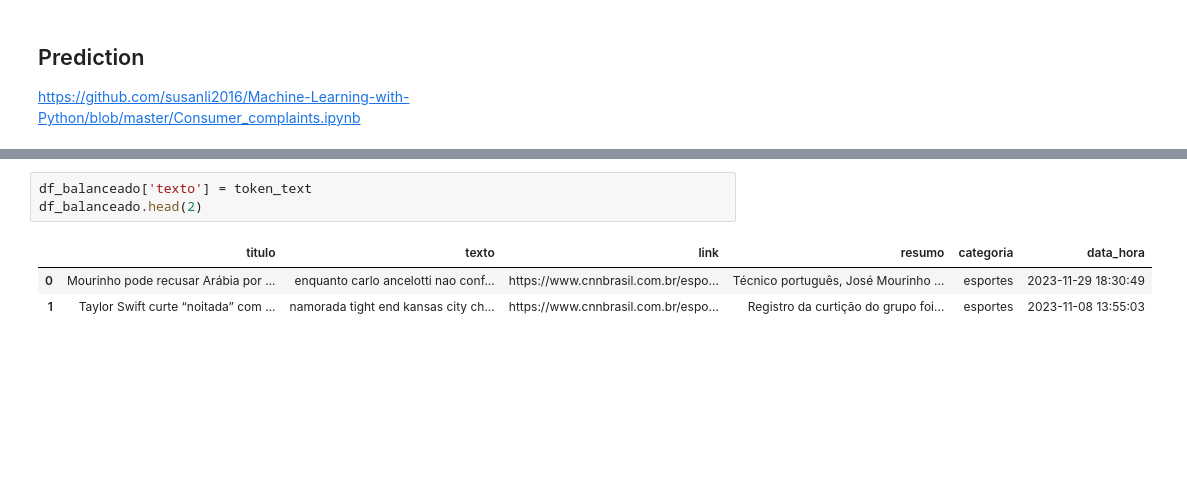
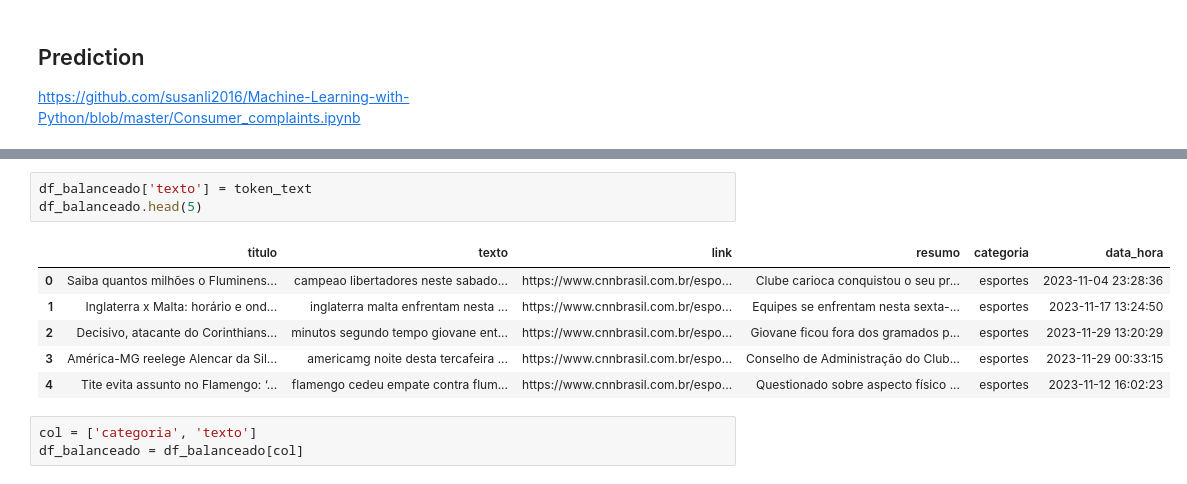
Before and after one commit to BiancaNCoelho/NLP, a Jupyter notebook: T01/Trabalho1.ipynb, the cells around one changed output, grey strips where cells are left out. Saved outputs shown, nothing was run; the diff lists cells and outputs as text; blank space fills up the shorter version.

```diff
--- a/T01/Trabalho1.ipynb
+++ b/T01/Trabalho1.ipynb
@@ -213,7 +213,13 @@ enquanto carlo ancelotti nao confirma vai ocupar cargo treinador selecao brasile
 # %%
 df_balanceado['texto'] = token_text
-df_balanceado.head(2)
+df_balanceado.head(5)
 # %% [output]
 |  | titulo | texto | link | resumo | categoria | data_hora |
-| 0 | Mourinho pode recusar Arábia por ... | enquanto carlo ancelotti nao conf... | https://www.cnnbrasil.com.br/espo... | Técnico português, José Mourinho ... | esportes | 2023-11-29 18:30:49 |
-| 1 | Taylor Swift curte “noitada” com ... | namorada tight end kansas city ch... | https://www.cnnbrasil.com.br/espo... | Registro da curtição do grupo foi... | esportes | 2023-11-08 13:55:03 |
+| 0 | Saiba quantos milhões o Fluminens... | campeao libertadores neste sabado... | https://www.cnnbrasil.com.br/espo... | Clube carioca conquistou o seu pr... | esportes | 2023-11-04 23:28:36 |
+| 1 | Inglaterra x Malta: horário e ond... | inglaterra malta enfrentam nesta ... | https://www.cnnbrasil.com.br/espo... | Equipes se enfrentam nesta sexta-... | esportes | 2023-11-17 13:24:50 |
+| 2 | Decisivo, atacante do Corinthians... | minutos segundo tempo giovane ent... | https://www.cnnbrasil.com.br/espo... | Giovane ficou fora dos gramados p... | esportes | 2023-11-29 13:20:29 |
+| 3 | América-MG reelege Alencar da Sil... | americamg noite desta tercafeira ... | https://www.cnnbrasil.com.br/espo... | Conselho de Administração do Club... | esportes | 2023-11-29 00:33:15 |
+| 4 | Tite evita assunto no Flamengo: ‘... | flamengo cedeu empate contra flum... | https://www.cnnbrasil.com.br/espo... | Questionado sobre aspecto físico ... | esportes | 2023-11-12 16:02:23 |
+# %%
+col = ['categoria', 'texto']
+df_balanceado = df_balanceado[col]
```
Also changed, not shown: parts of 18 cells of this notebook.
